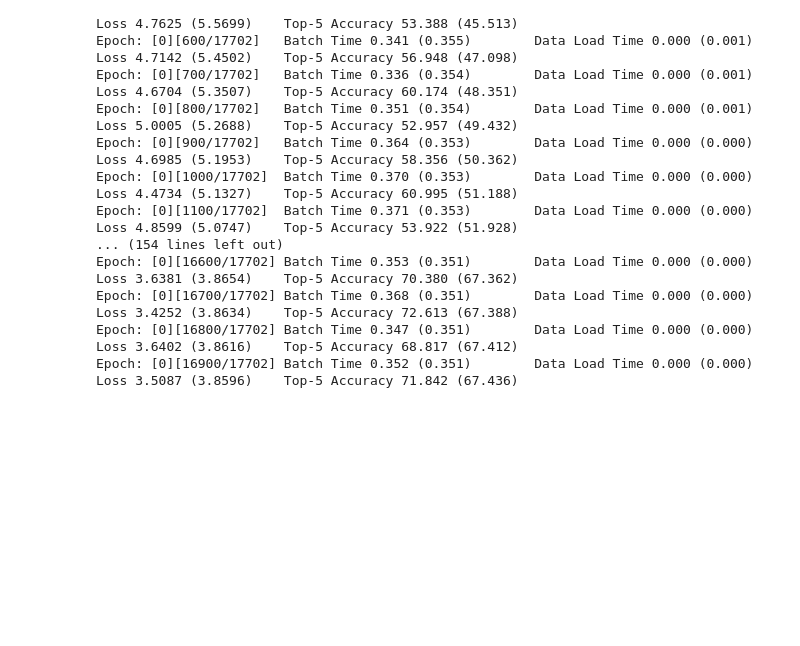
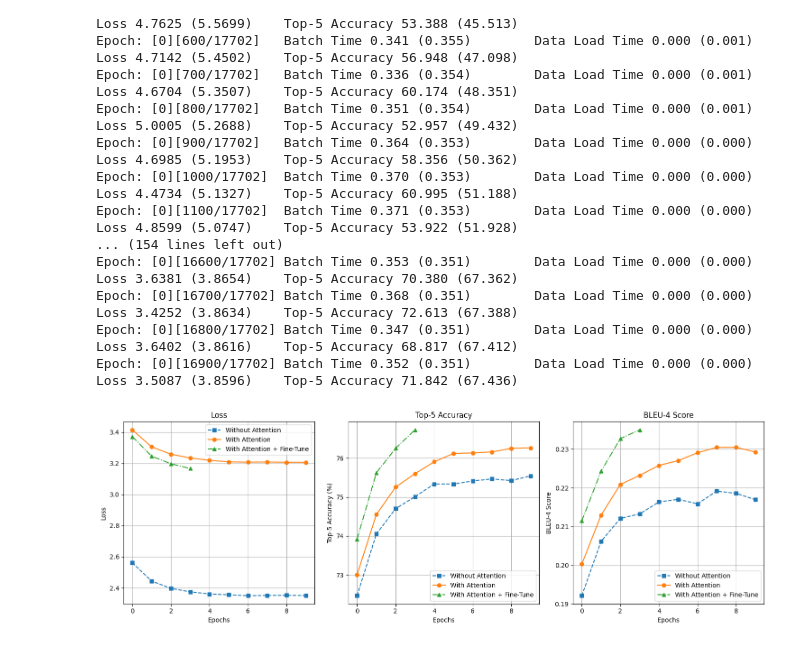
Before and after one commit to JaegerZhao/DeepLearning, a Jupyter notebook: 6 图像自然语言描述生成/code/train.ipynb, the cells around one changed output. Drawn from its saved outputs; the diff is of its cells as text; code cells hidden in the pictures; blank space fills up the shorter version.

```diff
--- a/6 图像自然语言描述生成/code/train.ipynb
+++ b/6 图像自然语言描述生成/code/train.ipynb
@@ -168,3 +168,64 @@ Epoch: [0][16600/17702] Batch Time 0.353 (0.351)        Data Load Time 0.000 (0.
 Epoch: [0][16700/17702] Batch Time 0.368 (0.351)        Data Load Time 0.000 (0.000)    Loss 3.4252 (3.8634)    Top-5 Accuracy 72.613 (67.388)
 Epoch: [0][16800/17702] Batch Time 0.347 (0.351)        Data Load Time 0.000 (0.000)    Loss 3.6402 (3.8616)    Top-5 Accuracy 68.817 (67.412)
 Epoch: [0][16900/17702] Batch Time 0.352 (0.351)        Data Load Time 0.000 (0.000)    Loss 3.5087 (3.8596)    Top-5 Accuracy 71.842 (67.436)
+# %%
+import matplotlib.pyplot as plt
+
+# 带attention机制的数据
+loss_attention = [3.414, 3.305, 3.258, 3.234, 3.219, 3.209, 3.207, 3.208, 3.206, 3.206]
+top5_accuracy_attention = [73.007, 74.551, 75.256, 75.598, 75.904, 76.118, 76.132, 76.158, 76.249, 76.262]
+bleu4_attention = [0.20026115980658207, 0.2129326655784661, 0.220877622883263, 0.2232005371638974, 0.22577627017891636, 0.22701703762313327, 0.22905155826158327, 0.23044049990411558, 0.23045871177259478, 0.2292431787310961]
+
+# 不带attention机制的数据
+loss_no_attention = [2.561, 2.444, 2.397, 2.375, 2.361, 2.356, 2.350, 2.352, 2.353, 2.351]
+top5_accuracy_no_attention = [72.468, 74.052, 74.702, 75.007, 75.335, 75.334, 75.414, 75.464, 75.423, 75.542]
+bleu4_no_attention = [0.19211562851102434, 0.206167972668384, 0.21208995512435172, 0.2132522999078148, 0.21634075906470107, 0.21701614735505384, 0.21586192777255203, 0.21914566402602026, 0.2185600676157566, 0.21694456413193874]
+
+# 在Attention基础上加上fine-tune的数据
+loss_fine_tune = [3.371, 3.245, 3.197, 3.166]
+top5_accuracy_fine_tune = [73.921, 75.622, 76.253, 76.723]
+bleu4_fine_tune = [0.21145163883000279, 0.2242869197515953, 0.2327172001811528, 0.23495777605616544]
+
+# 绘制折线图
+plt.figure(figsize=(15, 5))
+
+# LOSS 折线图
+plt.subplot(1, 3, 1)
+plt.plot(loss_no_attention, marker='s', linestyle='--', label='Without Attention')
+plt.plot(loss_attention, marker='o', linestyle='-', label='With Attention')
+plt.plot(loss_fine_tune, marker='^', linestyle='-.', label='With Attention + Fine-Tune')
+plt.title('Loss')
+plt.xlabel('Epochs')
+plt.ylabel('Loss')
+plt.legend()
+plt.grid(True)
+
+# TOP-5 ACCURACY 折线图
+plt.subplot(1, 3, 2)
+plt.plot(top5_accuracy_no_attention, marker='s', linestyle='--', label='Without Attention')
+plt.plot(top5_accuracy_attention, marker='o', linestyle='-', label='With Attention')
+plt.plot(top5_accuracy_fine_tune, marker='^', linestyle='-.', label='With Attention + Fine-Tune')
+plt.title('Top-5 Accuracy')
+plt.xlabel('Epochs')
+plt.ylabel('Top-5 Accuracy (%)')
+plt.legend()
+plt.grid(True)
+
+# BLEU-4 折线图
+plt.subplot(1, 3, 3)
+plt.plot(bleu4_no_attention, marker='s', linestyle='--', label='Without Attention')
+plt.plot(bleu4_attention, marker='o', linestyle='-', label='With Attention')
+plt.plot(bleu4_fine_tune, marker='^', linestyle='-.', label='With Attention + Fine-Tune')
+plt.title('BLEU-4 Score')
+plt.xlabel('Epochs')
+plt.ylabel('BLEU-4 Score')
+plt.legend()
+plt.grid(True)
+
+# 调整子图间距
+plt.tight_layout()
+
+# 显示图表
+plt.show()
+# %% [output]
+[figure, added]
```
Also changed, not shown: 3 other files.
